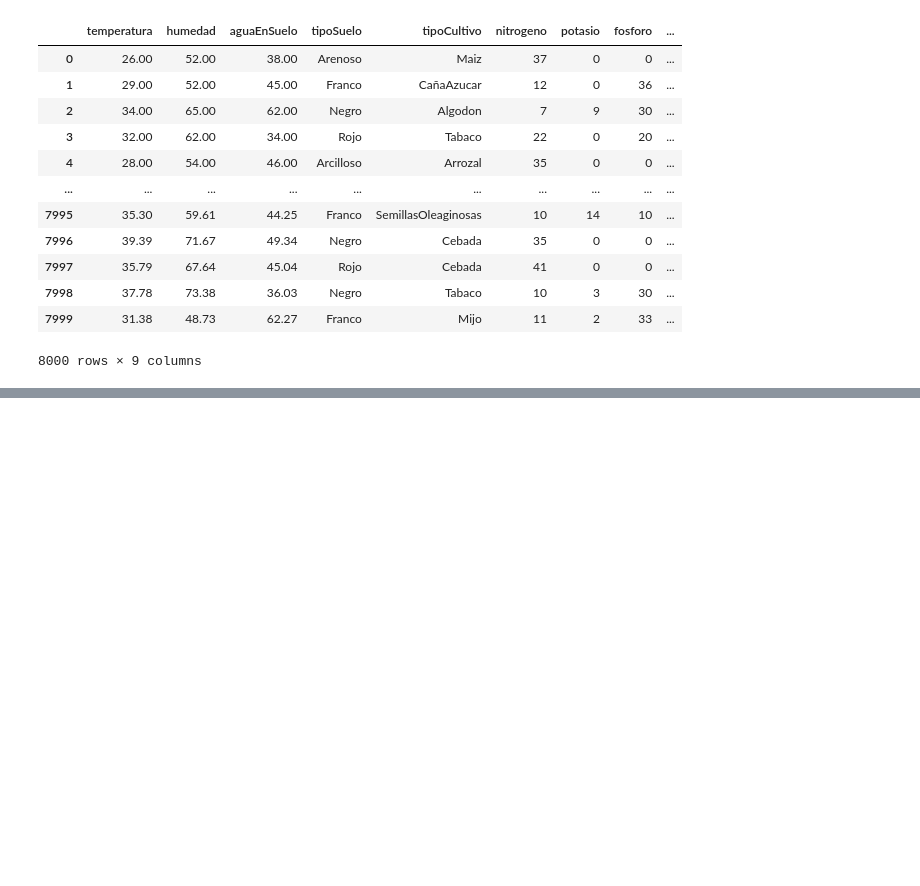
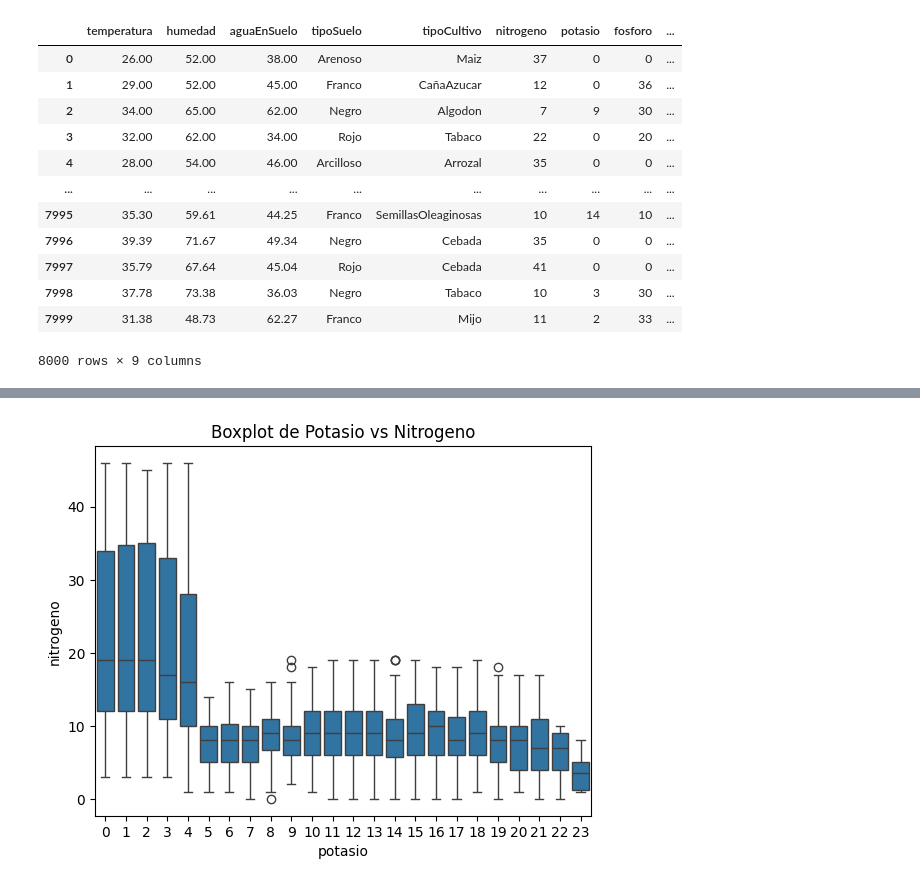
Before and after one commit to GrimaldiDamian/TP-MINERIA, a Jupyter notebook: TP_MINERIA.ipynb, the cells around one changed output, grey strips where cells are left out. Saved outputs shown, nothing was run; the diff lists cells and outputs as text; code cells hidden in the pictures; blank space fills up the shorter version.

```diff
--- a/TP_MINERIA.ipynb
+++ b/TP_MINERIA.ipynb
@@ -84,0 +82,7 @@ cultivos.describe()
+# %%
+# sns.boxplot(x="nitrogeno", y = "potasio", data=cultivos)
+sns.boxplot(x="potasio", y = "nitrogeno", data=cultivos)
+plt.title('Boxplot de Potasio vs Nitrogeno')
+plt.show()
+# %% [output]
+[figure, added]
```
Also changed, not shown: parts of 8 cells of this notebook.
